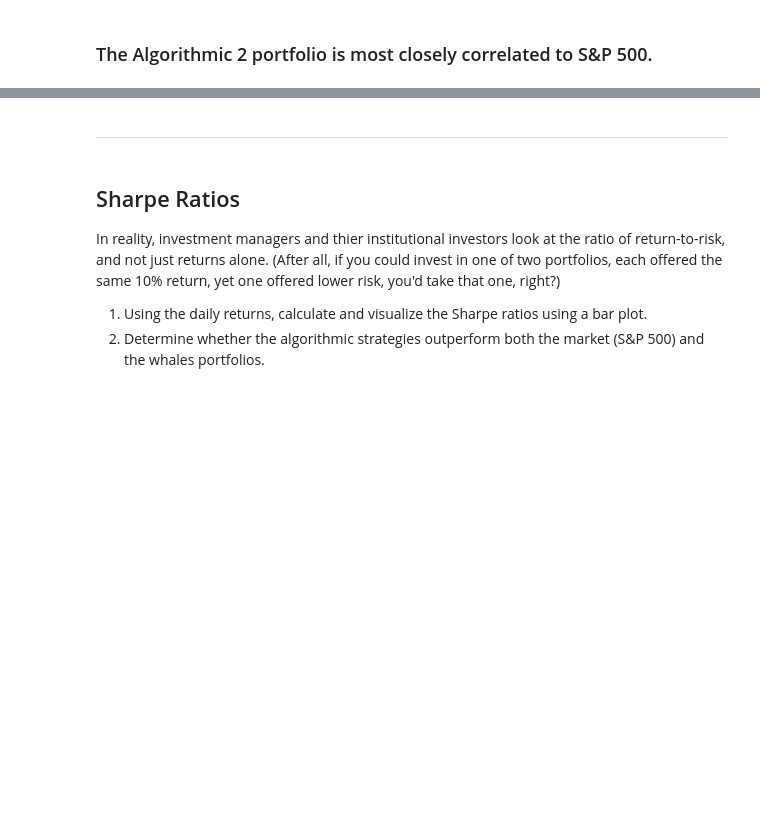
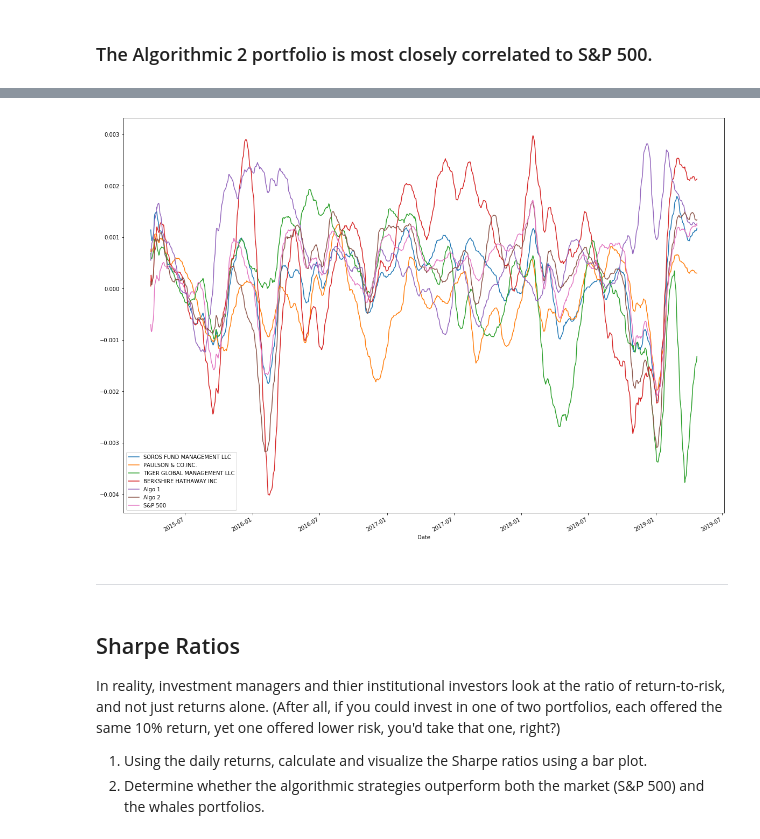
Before and after one commit to AnnSweetNanners/pandas-homework, a Jupyter notebook: Instructions/Starter_Code/whale_analysis.ipynb, the cells around one changed output, grey strips where cells are left out. Drawn from its saved outputs; the diff is of its cells as text; code cells hidden in the pictures; blank space fills up the shorter version.

```diff
--- a/Instructions/Starter_Code/whale_analysis.ipynb
+++ b/Instructions/Starter_Code/whale_analysis.ipynb
@@ -329,6 +332,13 @@ beta.plot()
 # %%
 # Calculate a rolling window using the exponentially weighted moving average.
 # YOUR CODE HERE
+simple_moving = daily_returns.rolling(window=20).mean()
+ewa=simple_moving.ewm(halflife=21).mean().plot(figsize=(20,15))
+
+
+# SUM SMA - then take EWM with halflife=21, and plot.
+# %% [output]
+[figure, added]
 # %% [markdown]
 ---
 # %% [markdown]
```
Also changed, not shown: parts of 1 cell of this notebook.
